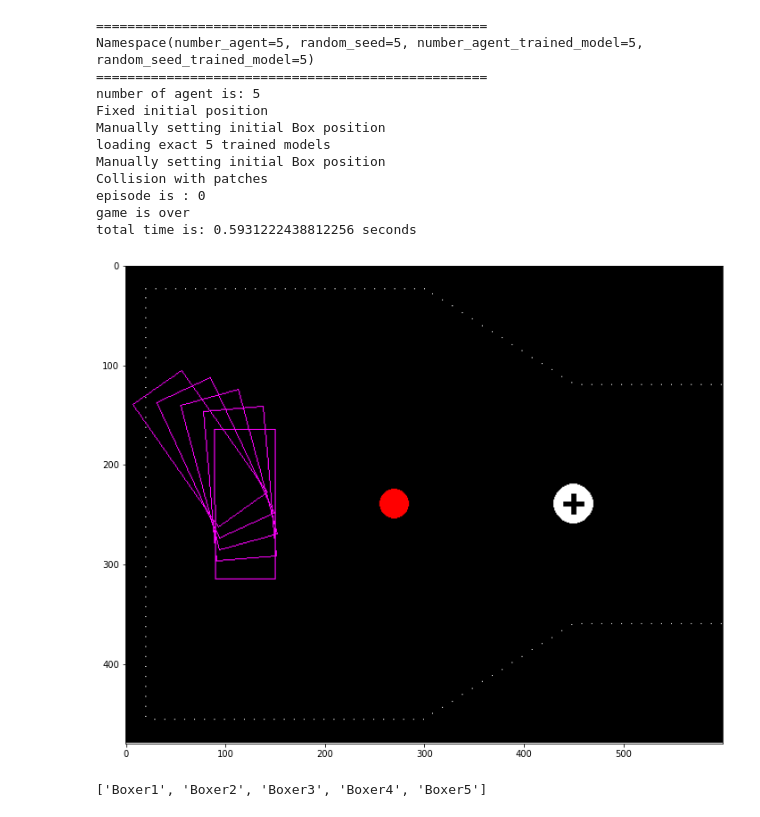
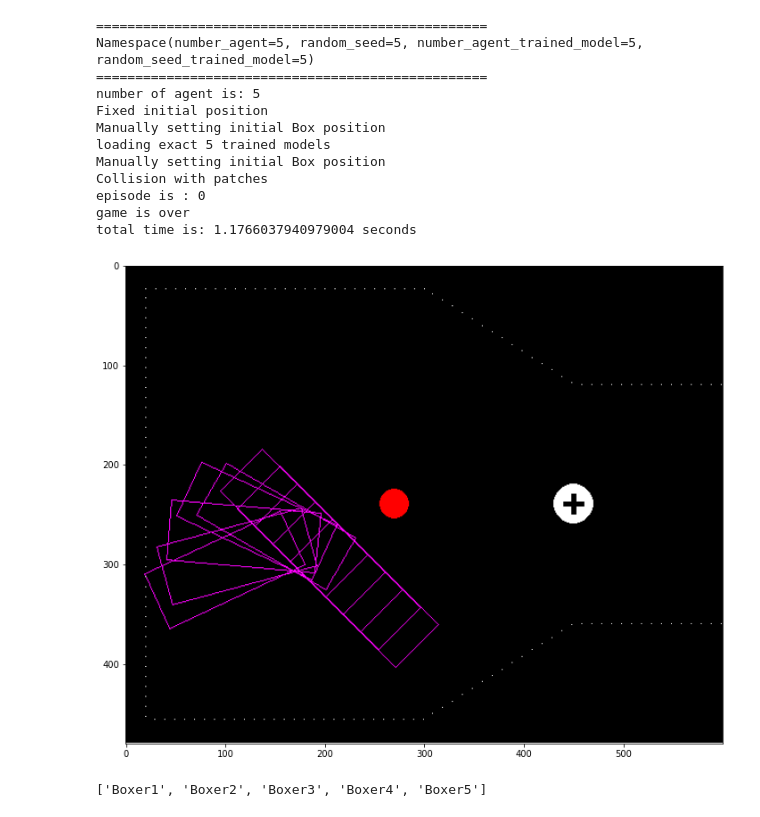
Before and after one commit to jihao2021/box-pushing, a Jupyter notebook: practice.ipynb, the cells around one changed output. Saved outputs shown, nothing was run; the diff lists cells and outputs as text; code cells hidden in the pictures.

```diff
--- a/practice.ipynb
+++ b/practice.ipynb
@@ -173,9 +173,9 @@ env = CustomEnv(random_initialization=False, n_agents=NUMBER_OF_AGENT)
 # manually set box initial position
 # If fixed, box1 = Box(initial_x=120, initial_y=240, width=constant.box_width, height=constant.box_height)
 manual_set = {
-    "initial_x": 120,
-    "initial_y": 240,
-    "initial_heading": 180/180*np.pi
+    "initial_x": 240,
+    "initial_y": 330,
+    "initial_heading": 135/180*np.pi
 }
 env.reset(manual_set=manual_set)
 # print(env.object_boxes[0].current_heading)
@@ -196,35 +196,35 @@ RL = DeepQNetwork(n_agents=NUMBER_OF_AGENT,
                   random_seed_trained_model=random_seed_trained_model,
                   number_episode=num_episodes
                   )
 Boxer_list = []
 for i in range(NUMBER_OF_AGENT):
     Boxer_list.append(RL.Boxer[i])
 
 RL.loading_parameters(random_seed_trained_model, NUMBER_OF_AGENT_TRAINED_MODEL, random_seed)
 
 run_game_greedy()
 end = time.time()
 print('total time is: {} seconds'.format(str(end-start)))
 
 imgdata = pg.surfarray.array3d(env.screen)
 plt.figure(figsize=[12, 15])
 plt.ylim([480, 0])
 plt.imshow(imgdata.transpose(1,0,2))
 pg.quit()
 # %% [output]
 ==================================================
 Namespace(number_agent=5, random_seed=5, number_agent_trained_model=5, random_seed_trained_model=5)
 ==================================================
 number of agent is: 5
 Fixed initial position
 Manually setting initial Box position
 loading exact 5 trained models
 Manually setting initial Box position
 Collision with patches
 episode is : 0
 game is over
-total time is: 0.5931222438812256 seconds
+total time is: 1.1766037940979004 seconds
-[figure, old version]
+[figure, new version]
 # %%
 env.Boxer_name_env
 # %% [output]
```
Also changed, not shown: 7 other files.
